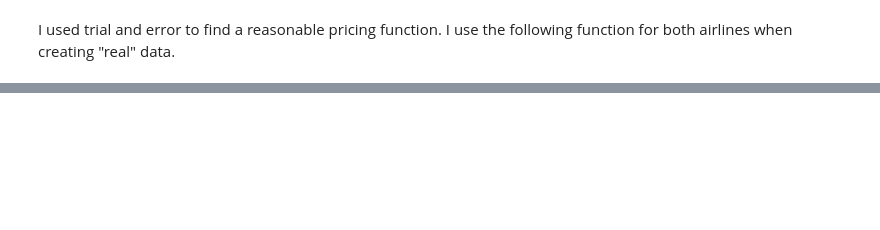
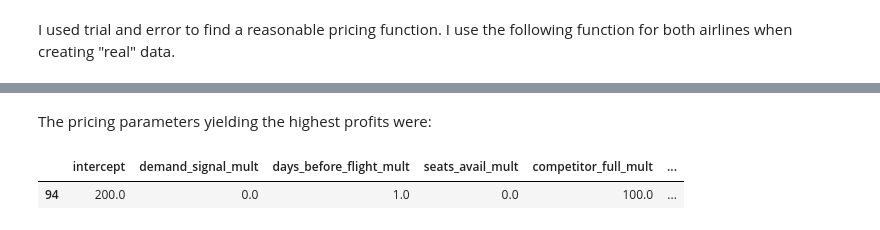
Before and after one commit to Mustapha-Wasseja/sem_policy_opt, a Jupyter notebook: main.ipynb, the cells around one changed output, grey strips where cells are left out. Saved outputs shown, nothing was run; the diff lists cells and outputs as text; code cells hidden in the pictures; blank space fills up the shorter version.

```diff
--- a/main.ipynb
+++ b/main.ipynb
@@ -228,0 +293,8 @@ Everything below is currently in-progress. Looking at RL with the `stable_baseli
+# %% [markdown]
+The pricing parameters yielding the highest profits were:
+# %%
+max_sim_profit = max(optim_results_df.sim_profit)
+optim_results_df.query('sim_profit == @max_sim_profit')
+# %% [output]
+|  | intercept | demand_signal_mult | days_before_flight_mult | seats_avail_mult | competitor_full_mult | ... |
+| 94 | 200.0 | 0.0 | 1.0 | 0.0 | 100.0 | ... |
```
Also changed, not shown: parts of 25 cells of this notebook, 2 other files.
